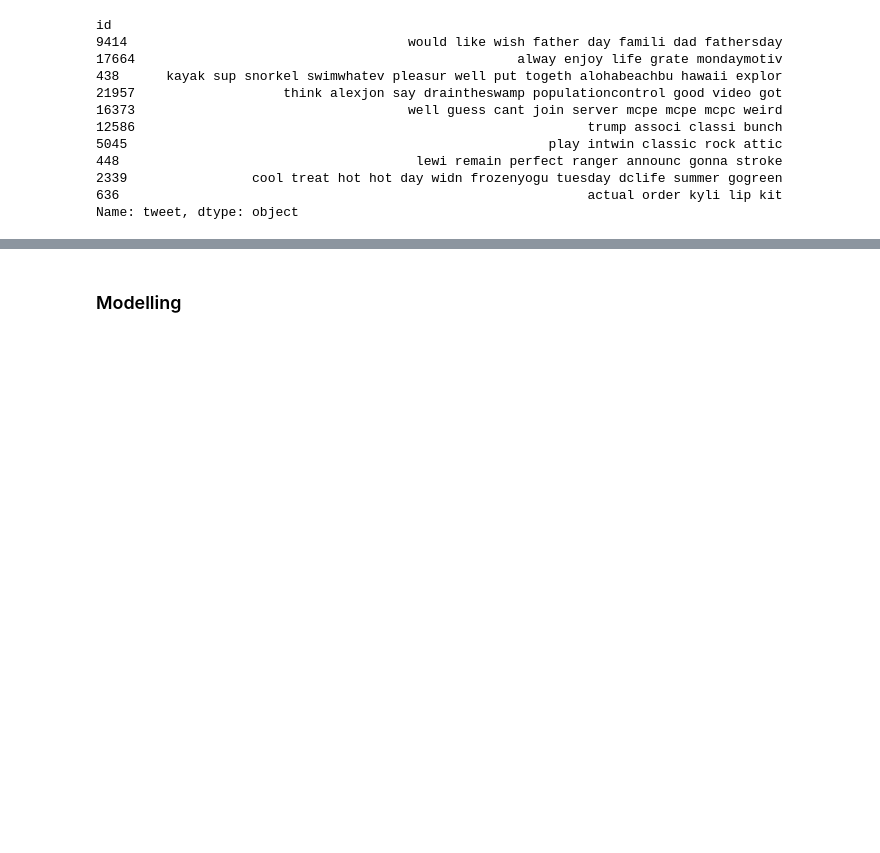
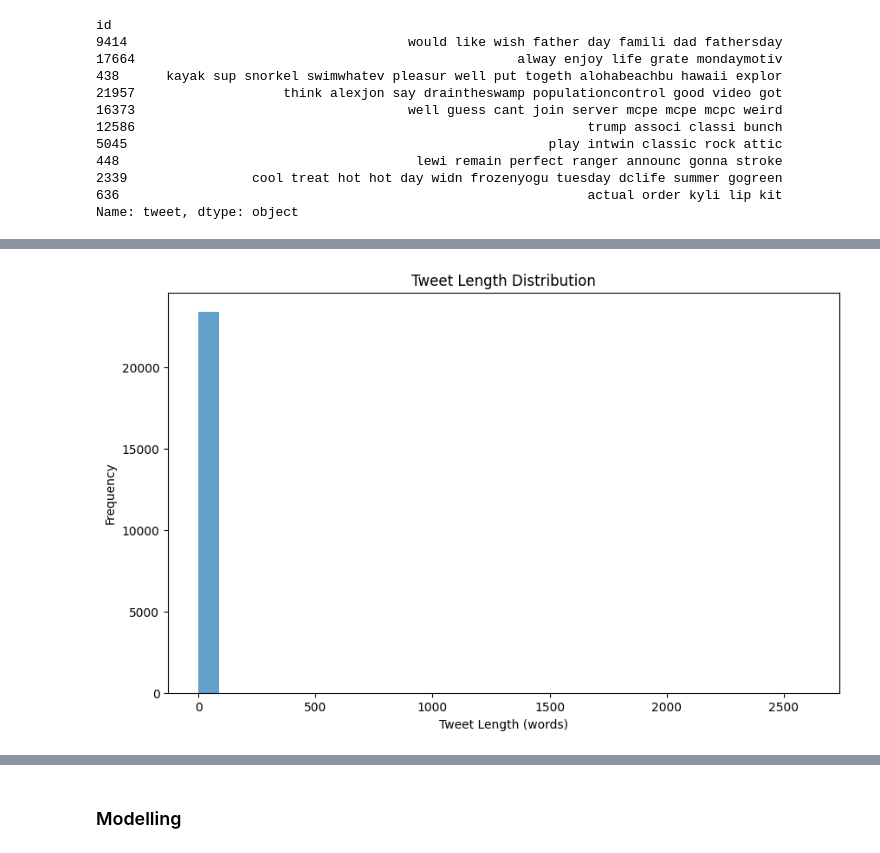
Before and after one commit to IsraaAbdelghany9/NLP_Projects, a Jupyter notebook: Assignment_2/Assignment 2 - Text Classification using RNNs.ipynb, the cells around one changed output, grey strips where cells are left out. Saved outputs shown, nothing was run; the diff lists cells and outputs as text; code cells hidden in the pictures; blank space fills up the shorter version.

```diff
--- a/Assignment_2/Assignment 2 - Text Classification using RNNs.ipynb
+++ b/Assignment_2/Assignment 2 - Text Classification using RNNs.ipynb
@@ -297 +324,10 @@ Name: tweet, dtype: object
+# %%
+plt.figure(figsize=(10, 6))
+train_combined['tweet'].apply(lambda x: len(x.split())).plot(kind='hist', bins=30, alpha=0.7)
+plt.xlabel("Tweet Length (words)")
+plt.ylabel("Frequency")
+plt.title("Tweet Length Distribution")
+plt.show()
+# %% [output]
+[figure, added]
 # %%
```
Also changed, not shown: parts of 11 cells of this notebook.
